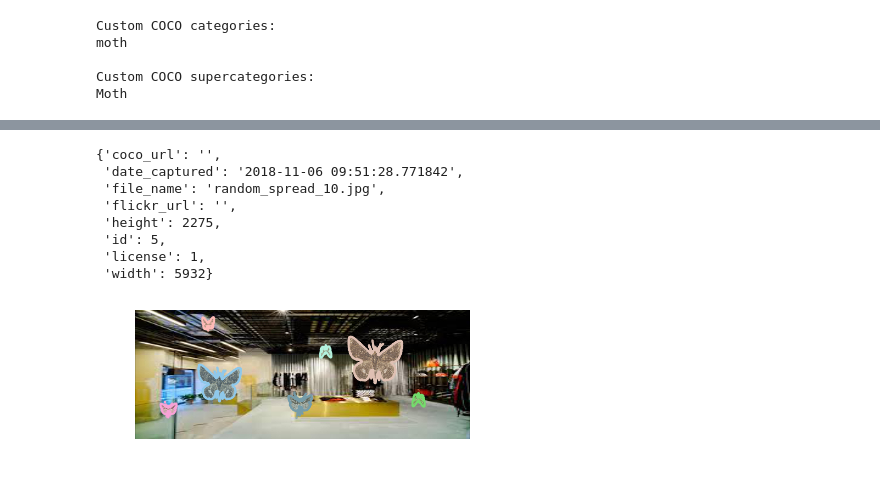
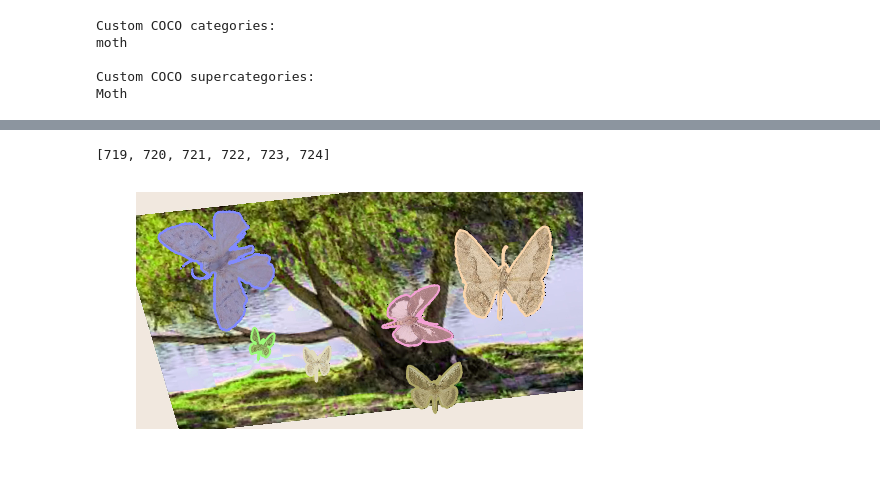
Before and after one commit to KatieHYT/Tool_RandomSpreadOnRandomBackground, a Jupyter notebook: visualize_moth.ipynb, the cells around one changed output, grey strips where cells are left out. Cells and saved outputs as stored; diff of their text form; code cells hidden in the pictures.

```diff
--- a/visualize_moth.ipynb
+++ b/visualize_moth.ipynb
@@ -11,3 +8,6 @@ annotation_file = '../moth/random_spread/annotations/instances_random_spread.jso
+# %%
+image_directory = '/home/put_data/moth/data/COCOdataset_format/TESRI_RNDSPD_100/tesri_rndspd_100/'
+annotation_file = '/home/put_data/moth/data/COCOdataset_format/TESRI_RNDSPD_100/annotations/instances_tesri_rndspd_100.json'
 # %%
 example_coco = COCO(annotation_file)
 # %% [output]
@@ -29,6 +29,14 @@ moth
 Custom COCO supercategories:
 Moth
 # %%
-category_ids = example_coco.getCatIds(catNms=['square'])
+category_ids = example_coco.getCatIds(catNms=['moth'])
 image_ids = example_coco.getImgIds(catIds=category_ids)
 image_data = example_coco.loadImgs(image_ids[np.random.randint(0, len(image_ids))])[0]
+# load and display instance annotations
+image = io.imread(image_directory + image_data['file_name'])
+plt.imshow(image); plt.axis('off')
+pylab.rcParams['figure.figsize'] = (8.0, 10.0)
+annotation_ids = example_coco.getAnnIds(imgIds=image_data['id'], catIds=category_ids, iscrowd=None)
+print(annotation_ids)
+annotations = example_coco.loadAnns(annotation_ids)
+example_coco.showAnns(annotations)
@@ -35,21 +46,15 @@ image_data = example_coco.loadImgs(image_ids[np.random.randint(0, len(image_ids)
-# %%
-image_data
-# %% [output]
-{'coco_url': '',
- 'date_captured': '2018-11-06 09:51:28.771842',
- 'file_name': 'random_spread_10.jpg',
- 'flickr_url': '',
- 'height': 2275,
- 'id': 5,
- 'license': 1,
- 'width': 5932}
 # %%
+category_ids = example_coco.getCatIds(catNms=['moth'])
+image_ids = example_coco.getImgIds(catIds=category_ids)
+image_data = example_coco.loadImgs(image_ids[np.random.randint(0, len(image_ids))])[0]
 # load and display instance annotations
 image = io.imread(image_directory + image_data['file_name'])
 plt.imshow(image); plt.axis('off')
 pylab.rcParams['figure.figsize'] = (8.0, 10.0)
 annotation_ids = example_coco.getAnnIds(imgIds=image_data['id'], catIds=category_ids, iscrowd=None)
+print(annotation_ids)
 annotations = example_coco.loadAnns(annotation_ids)
 example_coco.showAnns(annotations)
 # %% [output]
+[719, 720, 721, 722, 723, 724]
-[figure, old version]
+[figure, new version]
```
Also changed, not shown: parts of 3 cells of this notebook, 1 other file.
